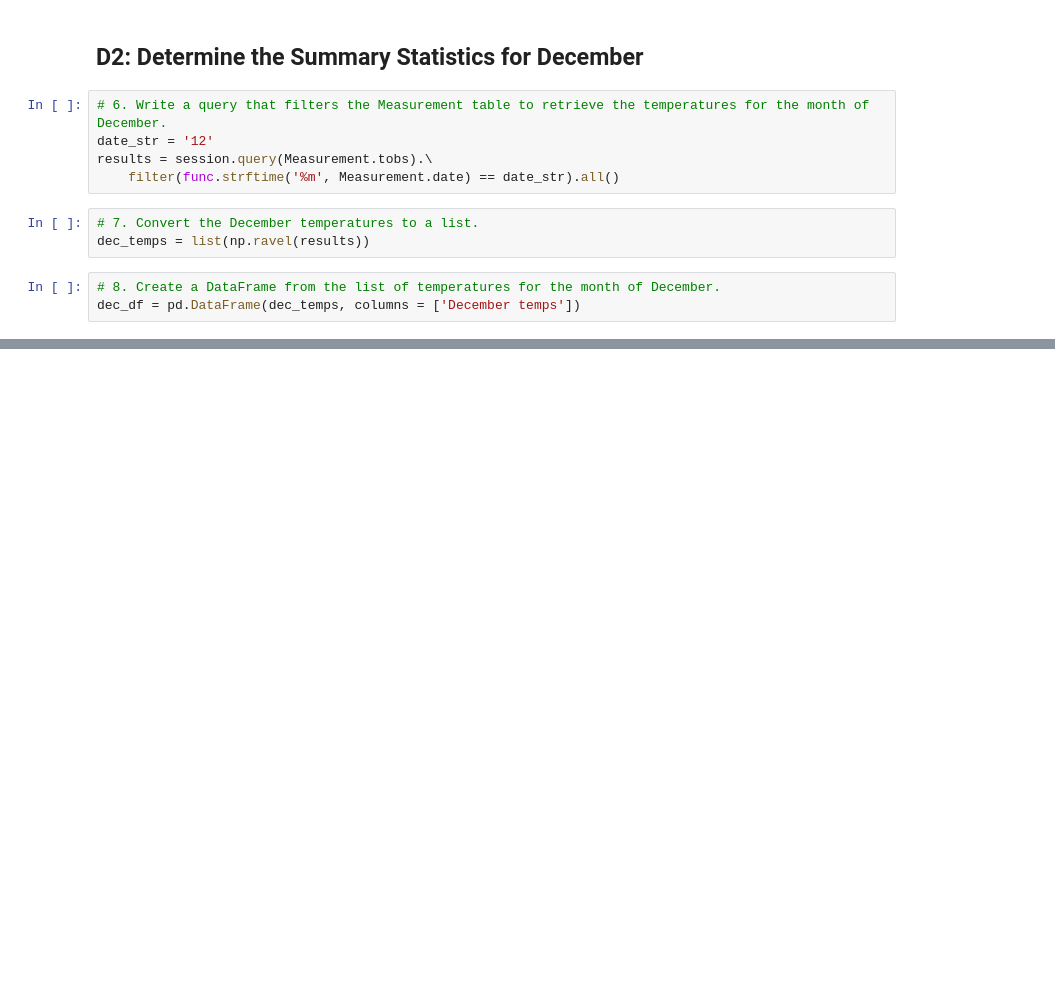
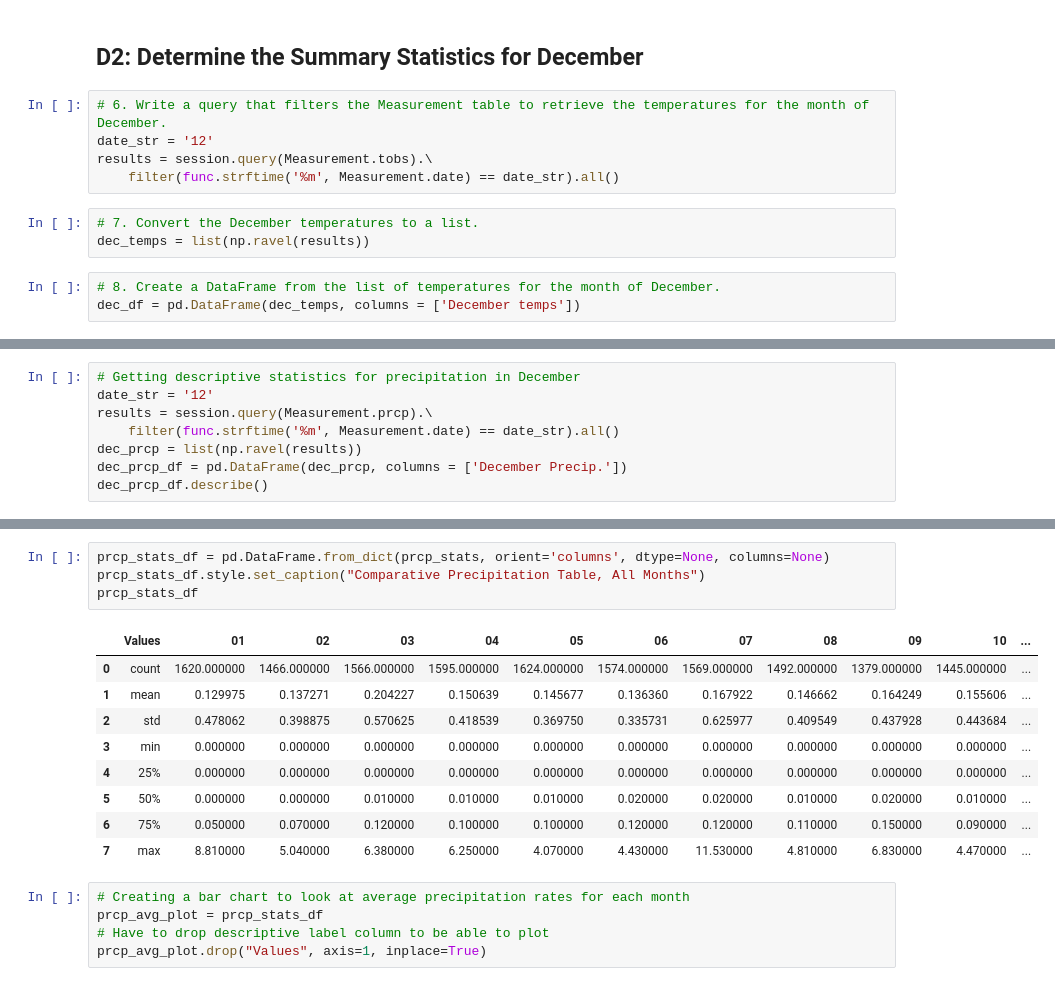
Before and after one commit to bpiffard/surfs_up, a Jupyter notebook: Code/SurfsUp_Challenge.ipynb, the cells around one changed output, grey strips where cells are left out. Cells and saved outputs as stored; diff of their text form; blank space fills up the shorter version.

```diff
--- a/Code/SurfsUp_Challenge.ipynb
+++ b/Code/SurfsUp_Challenge.ipynb
@@ -80,0 +74,8 @@ dec_df.describe()
+# %%
+# Getting descriptive statistics for precipitation in December
+date_str = '12'
+results = session.query(Measurement.prcp).\
+    filter(func.strftime('%m', Measurement.date) == date_str).all()
+dec_prcp = list(np.ravel(results))
+dec_prcp_df = pd.DataFrame(dec_prcp, columns = ['December Precip.'])
+dec_prcp_df.describe()
@@ -80,0 +111,19 @@ dec_df.describe()
+# %%
+prcp_stats_df = pd.DataFrame.from_dict(prcp_stats, orient='columns', dtype=None, columns=None)
+prcp_stats_df.style.set_caption("Comparative Precipitation Table, All Months")
+prcp_stats_df
+# %% [output]
+|  | Values | 01 | 02 | 03 | 04 | 05 | 06 | 07 | 08 | 09 | 10 | ... |
+| 0 | count | 1620.000000 | 1466.000000 | 1566.000000 | 1595.000000 | 1624.000000 | 1574.000000 | 1569.000000 | 1492.000000 | 1379.000000 | 1445.000000 | ... |
+| 1 | mean | 0.129975 | 0.137271 | 0.204227 | 0.150639 | 0.145677 | 0.136360 | 0.167922 | 0.146662 | 0.164249 | 0.155606 | ... |
+| 2 | std | 0.478062 | 0.398875 | 0.570625 | 0.418539 | 0.369750 | 0.335731 | 0.625977 | 0.409549 | 0.437928 | 0.443684 | ... |
+| 3 | min | 0.000000 | 0.000000 | 0.000000 | 0.000000 | 0.000000 | 0.000000 | 0.000000 | 0.000000 | 0.000000 | 0.000000 | ... |
+| 4 | 25% | 0.000000 | 0.000000 | 0.000000 | 0.000000 | 0.000000 | 0.000000 | 0.000000 | 0.000000 | 0.000000 | 0.000000 | ... |
+| 5 | 50% | 0.000000 | 0.000000 | 0.010000 | 0.010000 | 0.010000 | 0.020000 | 0.020000 | 0.010000 | 0.020000 | 0.010000 | ... |
+| 6 | 75% | 0.050000 | 0.070000 | 0.120000 | 0.100000 | 0.100000 | 0.120000 | 0.120000 | 0.110000 | 0.150000 | 0.090000 | ... |
+| 7 | max | 8.810000 | 5.040000 | 6.380000 | 6.250000 | 4.070000 | 4.430000 | 11.530000 | 4.810000 | 6.830000 | 4.470000 | ... |
+# %%
+# Creating a bar chart to look at average precipitation rates for each month
+prcp_avg_plot = prcp_stats_df
+# Have to drop descriptive label column to be able to plot
+prcp_avg_plot.drop("Values", axis=1, inplace=True)
```
Also changed, not shown: parts of 11 cells of this notebook, 4 other files.
